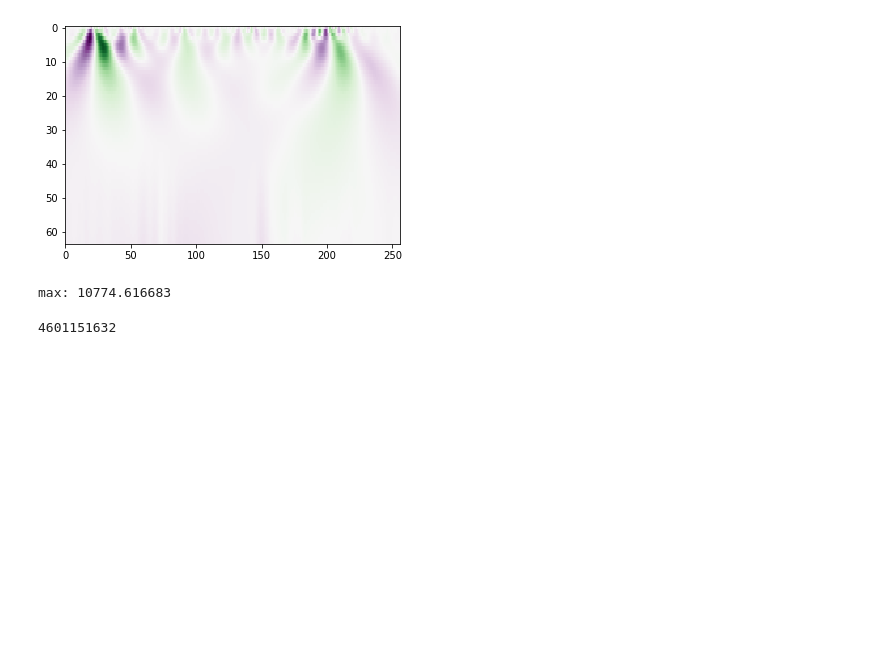
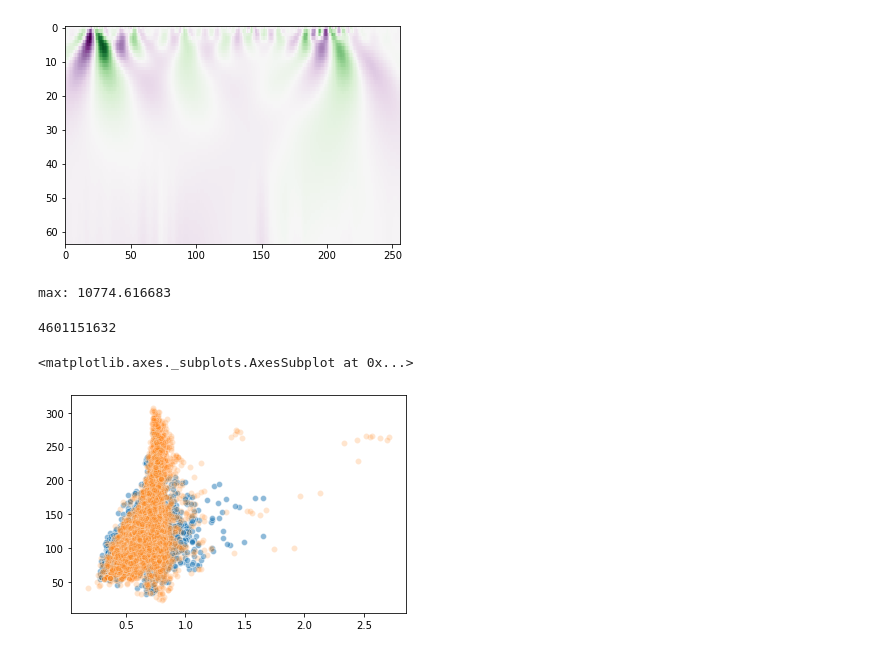
Before and after one commit to wuwenbo718/Master-Thesis, a Jupyter notebook: data_processing.ipynb, the cells around one changed output. Saved outputs shown, nothing was run; the diff lists cells and outputs as text; code cells hidden in the pictures; blank space fills up the shorter version.

```diff
--- a/data_processing.ipynb
+++ b/data_processing.ipynb
@@ -176,3 +155,22 @@ max: 10774.616683
 sys.getsizeof(cwtmatr)
 # %% [output]
 4601151632
+# %%
+path = './processed data/data_set_after_window.hdf5'
+with h5py.File(path,'r') as f:
+    x = f['cwt_data'][...]
+    y = f['label2'][...]
+# %%
+feature = dp.generate_feature(x)
+# %%
+ind = (y==2)
+# %%
+ind2 = (y==0)
+# %%
+f1 = 8
+f2 = 40
+sns.scatterplot(feature[ind,f1],feature[ind,f2],alpha=0.5)
+sns.scatterplot(feature[ind2,f1],feature[ind2,f2],alpha=0.2)
+# %% [output]
+<matplotlib.axes._subplots.AxesSubplot at 0x...>
+[figure, added]
```
Also changed, not shown: parts of 2 cells of this notebook, 4 other files.
